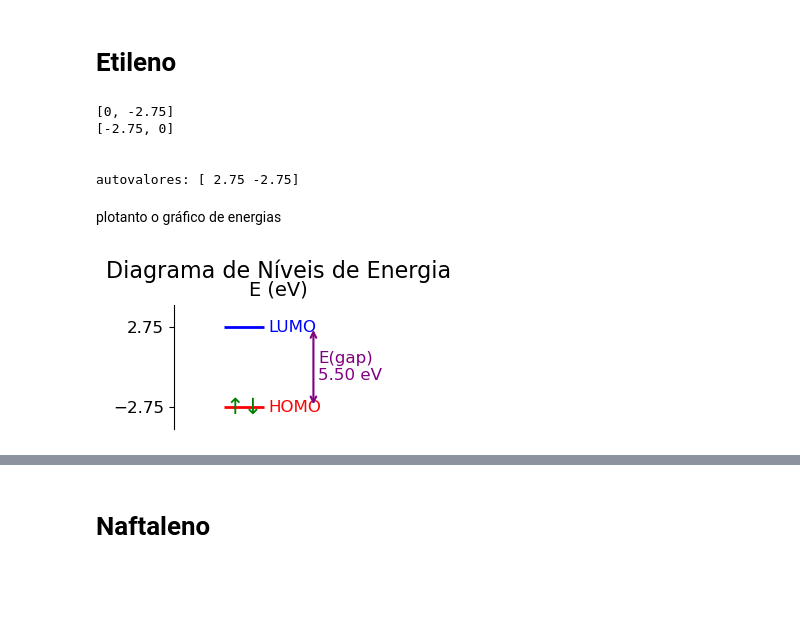
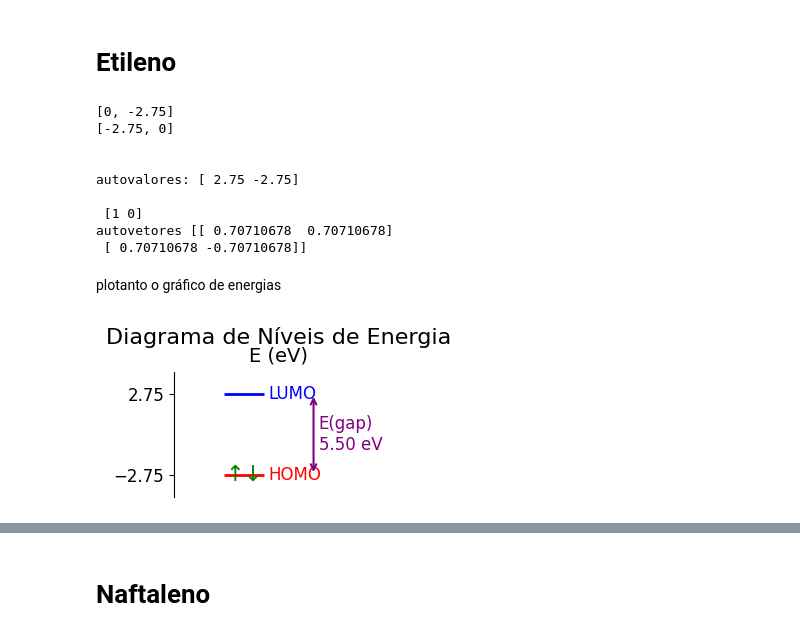
Before and after one commit to enzo-souza/av8, a Jupyter notebook: Untitled-1.ipynb, the cells around one changed output, grey strips where cells are left out. Drawn from its saved outputs; the diff is of its cells as text; code cells hidden in the pictures; blank space fills up the shorter version.

```diff
--- a/Untitled-1.ipynb
+++ b/Untitled-1.ipynb
@@ -37,15 +37,30 @@ import numpy as np
 import matplotlib.pyplot as plt
 
 # Calcula os autovalores da matriz usando a biblioteca NumPy eig:
-autovalores, autovetores  = np.linalg.eig(matriz)
+autovalores_etileno, autovetores_etileno  = np.linalg.eig(matriz)
 
-print("autovalores:", autovalores)
+print("autovalores:", autovalores_etileno)
+
+
+
+
+#Na biblioteca eig, os autovetores são retornados na coluna, então precisamos transpor a matriz de autovetores para obter os autovetores como linhas.
+autovetores_etileno.T
+
+idx_etileno = autovalores_etileno.argsort()
+print('\n',idx_etileno)
+print('autovetores',autovetores_etileno[:,idx_etileno])
+autovetores = np.round(autovetores_etileno, decimals=5)
 # %% [output]
 [0, -2.75]
 [-2.75, 0]
 
 
 autovalores: [ 2.75 -2.75]
+
+ [1 0]
+autovetores [[ 0.70710678  0.70710678]
+ [ 0.70710678 -0.70710678]]
 # %% [markdown]
 plotanto o gráfico de energias
 # %%
@@ -58,7 +73,7 @@ import matplotlib.pyplot as plt
 # 1. DADOS DE ENTRADA
 # Coloque aqui a sua lista de energias em eV.
 # Exemplo para o Naftaleno:
-energias = [2.75, -2.75]
+energias_etileno = autovalores_etileno
 # Número de elétrons pi na molécula
 num_eletrons_pi = 2
 
@@ -72,11 +87,11 @@ plot_altura = 2   # Altura do gráfico em polegadas
 # =============================================================================
 
 # --- LÓGICA PARA PREENCHER ORBITAIS ---
-energias.sort()
+energias_etileno.sort()
 eletrons_restantes = num_eletrons_pi
 niveis_ocupados = []
 
-for E in energias:
+for E in energias_etileno:
     if eletrons_restantes >= 2:
         niveis_ocupados.append({'E': E, 'eletrons': '↑↓'})
         eletrons_restantes -= 2
@@ -86,7 +101,7 @@ for E in energias:
 
 # --- LÓGICA PARA IDENTIFICAR HOMO, LUMO E E(gap) ---
 homo_level = niveis_ocupados[-1]['E']
-lumo_level = min([E for E in energias if E > homo_level])
+lumo_level = min([E for E in energias_etileno if E > homo_level])
 E_gap = lumo_level - homo_level # <-- NOVO: Cálculo do E(gap)
 
 # --- CONFIGURAÇÃO DO GRÁFICO ---
@@ -95,7 +110,7 @@ fig, ax = plt.subplots(figsize=(plot_largura, plot_altura))
 xmin, xmax = 0.8, 1.2
 
 # --- DESENHANDO OS NÍVEIS E ELÉTRONS ---
-for E in energias:
+for E in energias_etileno:
     cor = 'black'
     label = None
     if E == homo_level:
@@ -114,33 +129,33 @@ for nivel in niveis_ocupados:
 # --- NOVO: DESENHANDO O DESTAQUE DO E(gap) ---
 # Posição X para a seta do gap, um pouco à direita do rótulo HOMO/LUMO
 posicao_x_seta = xmax + 0.5
 # Desenha a seta de duas pontas
 ax.annotate('',
             xy=(posicao_x_seta, lumo_level),      # Ponto final da seta (LUMO)
             xytext=(posicao_x_seta, homo_level),  # Ponto inicial da seta (HOMO)
             arrowprops=dict(arrowstyle='<->', color='purple', lw=1.5))
 # Adiciona o texto com o valor do E(gap)
 ax.text(posicao_x_seta + 0.05, (homo_level + lumo_level) / 2,
         f'E(gap)\n{E_gap:.2f} eV',
         ha='left', va='center', color='purple', fontsize=12)
 
 
 # --- CUSTOMIZAÇÃO E EXIBIÇÃO ---
 ax.set_title("Diagrama de Níveis de Energia", fontsize=16, pad=20)
 ax.set_ylabel("E (eV)", fontsize=14, rotation=0, labelpad=20)
 ax.yaxis.set_label_coords(0.5, 1.05)
 ax.get_xaxis().set_visible(False)
 ax.spines['top'].set_visible(False)
 ax.spines['right'].set_visible(False)
 ax.spines['bottom'].set_visible(False)
 # Ajusta os limites do eixo X para garantir que a seta e o texto do E(gap) apareçam
 ax.set_xlim(xmin - 0.5, xmax + 1.2)
-ax.set_yticks(energias)
+ax.set_yticks(energias_etileno)
 ax.tick_params(axis='y', labelsize=12)
 padding = 1.5
-ax.set_ylim(min(energias) - padding, max(energias) + padding)
+ax.set_ylim(min(energias_etileno) - padding, max(energias_etileno) + padding)
 
 plt.tight_layout()
 plt.show()
 # %% [output]
-[figure, old version]
+[figure, new version]
```
Also changed, not shown: parts of 10 cells of this notebook.
